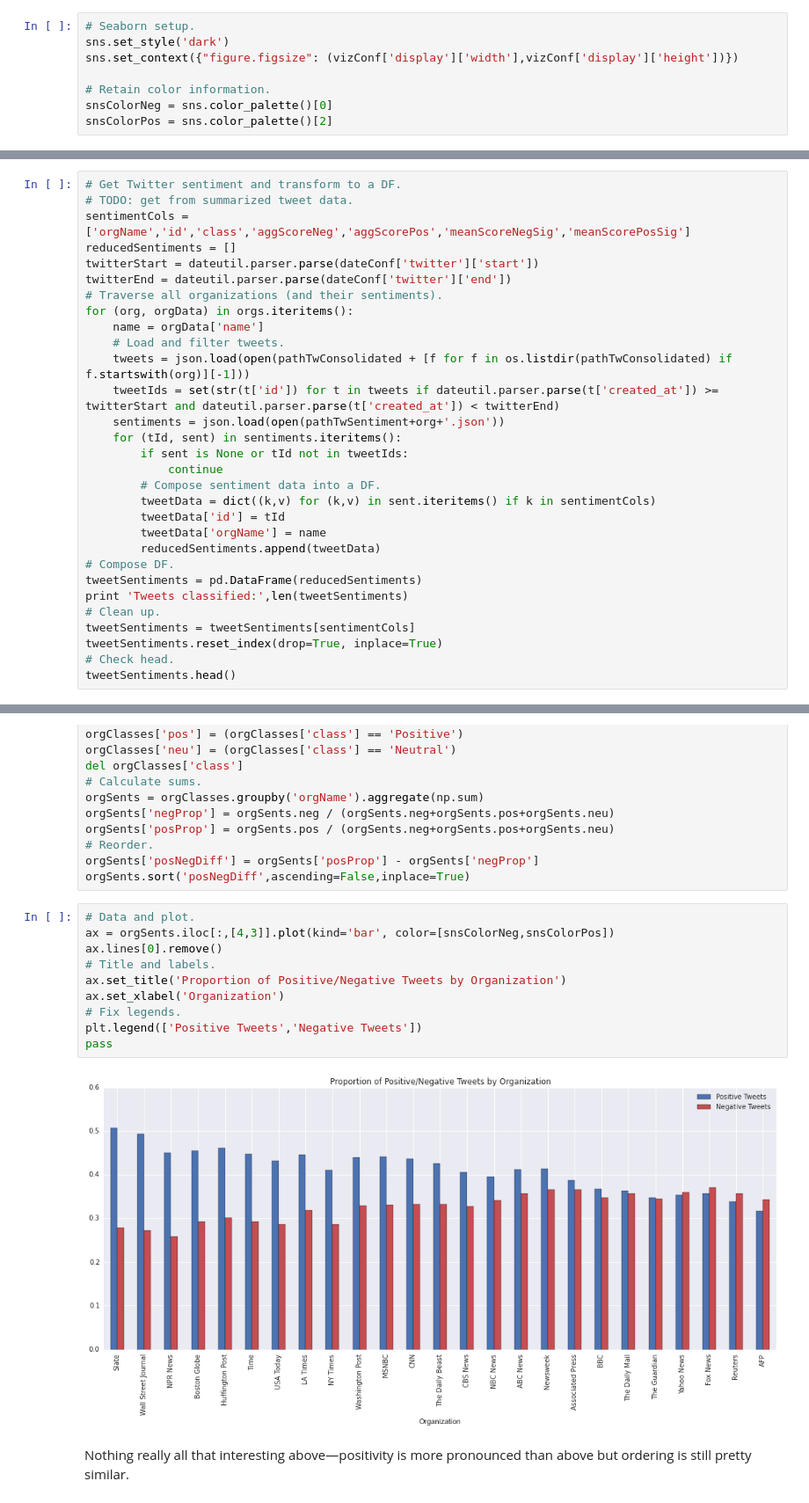
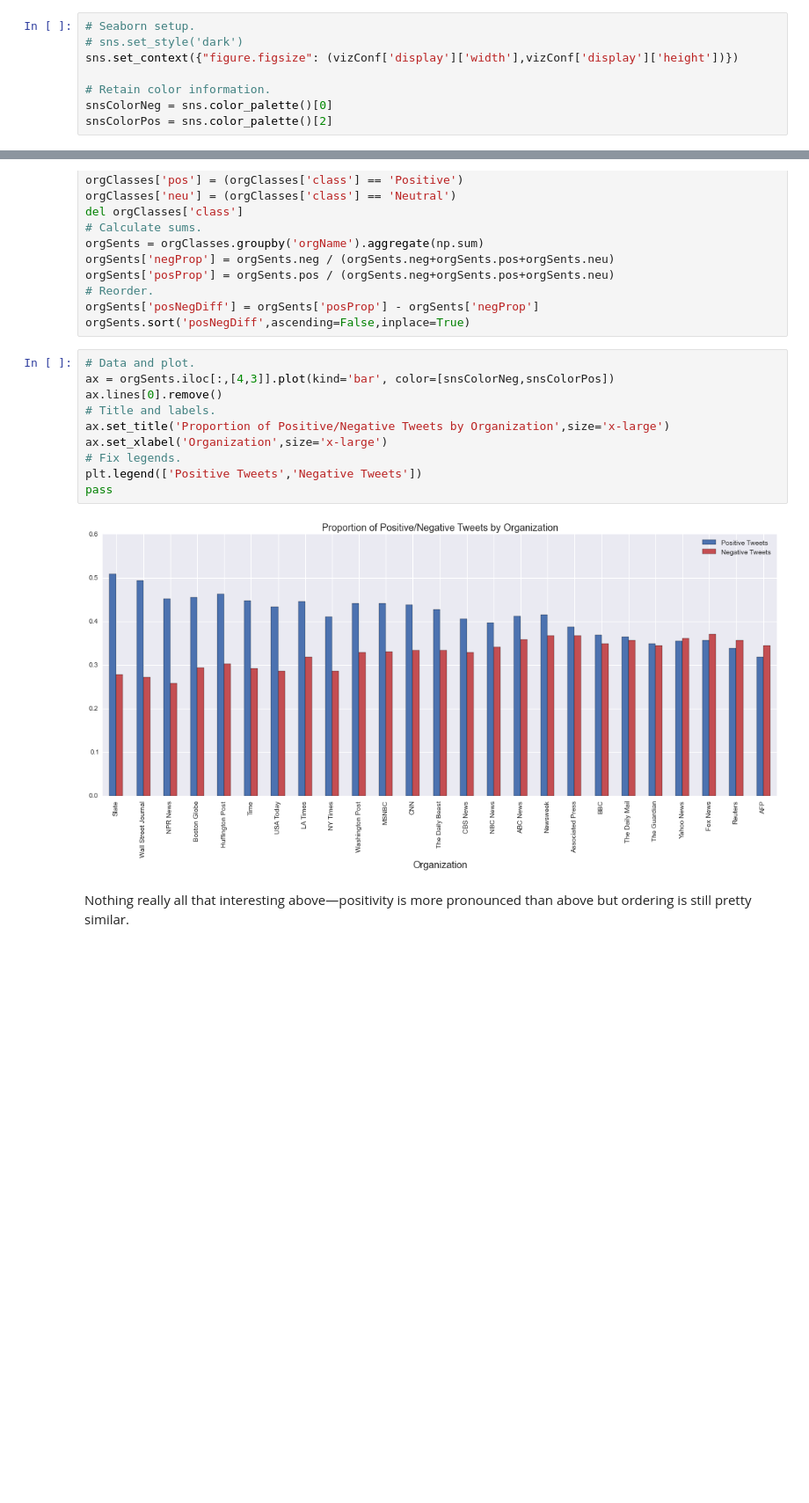
Before and after one commit to micahlanier/social-news, a Jupyter notebook: src/sentiment/sentimentExploration.ipynb, the cells around one changed output, grey strips where cells are left out. Shown at 88% size. Drawn from its saved outputs; the diff is of its cells as text; blank space fills up the shorter version.

```diff
--- a/src/sentiment/sentimentExploration.ipynb
+++ b/src/sentiment/sentimentExploration.ipynb
@@ -29,7 +29,7 @@ pathTwSentiment = '../../../data/sentiment/twitter/'
 pathFbSentiment = '../../../data/sentiment/facebook/'
 # %%
 # Seaborn setup.
-sns.set_style('dark')
+# sns.set_style('dark')
 sns.set_context({"figure.figsize": (vizConf['display']['width'],vizConf['display']['height'])})
 
 # Retain color information.
@@ -80,33 +80,3 @@ Tweets classified: 118902
 | 2 | Fox News | 526622867509608451 | 2014-10-27 06:34:10+00:00 | Negative | 0.500 | 0.000 | 0.500000 | 0.000 |
 | 3 | Fox News | 533088131449225217 | 2014-11-14 02:44:49+00:00 | Positive | 0.125 | 0.375 | 0.041667 | 0.125 |
 | 4 | Fox News | 527569556949434370 | 2014-10-29 21:15:58+00:00 | Positive | 0.000 | 0.375 | 0.000000 | 0.375 |
-# %%
-# Get Twitter sentiment and transform to a DF.
-# TODO: get from summarized tweet data.
-sentimentCols = ['orgName','id','class','aggScoreNeg','aggScorePos','meanScoreNegSig','meanScorePosSig']
-reducedSentiments = []
-twitterStart = dateutil.parser.parse(dateConf['twitter']['start'])
-twitterEnd = dateutil.parser.parse(dateConf['twitter']['end'])
-# Traverse all organizations (and their sentiments).
-for (org, orgData) in orgs.iteritems():
-    name = orgData['name']
-    # Load and filter tweets.
-    tweets = json.load(open(pathTwConsolidated + [f for f in os.listdir(pathTwConsolidated) if f.startswith(org)][-1]))
-    tweetIds = set(str(t['id']) for t in tweets if dateutil.parser.parse(t['created_at']) >= twitterStart and dateutil.parser.parse(t['created_at']) < twitterEnd)
-    sentiments = json.load(open(pathTwSentiment+org+'.json'))
-    for (tId, sent) in sentiments.iteritems():
-        if sent is None or tId not in tweetIds:
-            continue
-        # Compose sentiment data into a DF.
-        tweetData = dict((k,v) for (k,v) in sent.iteritems() if k in sentimentCols)
-        tweetData['id'] = tId
-        tweetData['orgName'] = name
-        reducedSentiments.append(tweetData)
-# Compose DF.
-tweetSentiments = pd.DataFrame(reducedSentiments)
-print 'Tweets classified:',len(tweetSentiments)
-# Clean up.
-tweetSentiments = tweetSentiments[sentimentCols]
-tweetSentiments.reset_index(drop=True, inplace=True)
-# Check head.
-tweetSentiments.head()
@@ -274,15 +240,15 @@ orgSents.sort('posNegDiff',ascending=False,inplace=True)
 # %%
 # Data and plot.
 ax = orgSents.iloc[:,[4,3]].plot(kind='bar', color=[snsColorNeg,snsColorPos])
 ax.lines[0].remove()
 # Title and labels.
-ax.set_title('Proportion of Positive/Negative Tweets by Organization')
-ax.set_xlabel('Organization')
+ax.set_title('Proportion of Positive/Negative Tweets by Organization',size='x-large')
+ax.set_xlabel('Organization',size='x-large')
 # Fix legends.
 plt.legend(['Positive Tweets','Negative Tweets'])
 pass
 # %% [output]
-[figure, old version]
+[figure, new version]
 # %% [markdown]
 Nothing really all that interesting above—positivity is more pronounced than above but ordering is still pretty similar.
 # %% [markdown]
```
Also changed, not shown: parts of 3 cells of this notebook, 2 other files.
